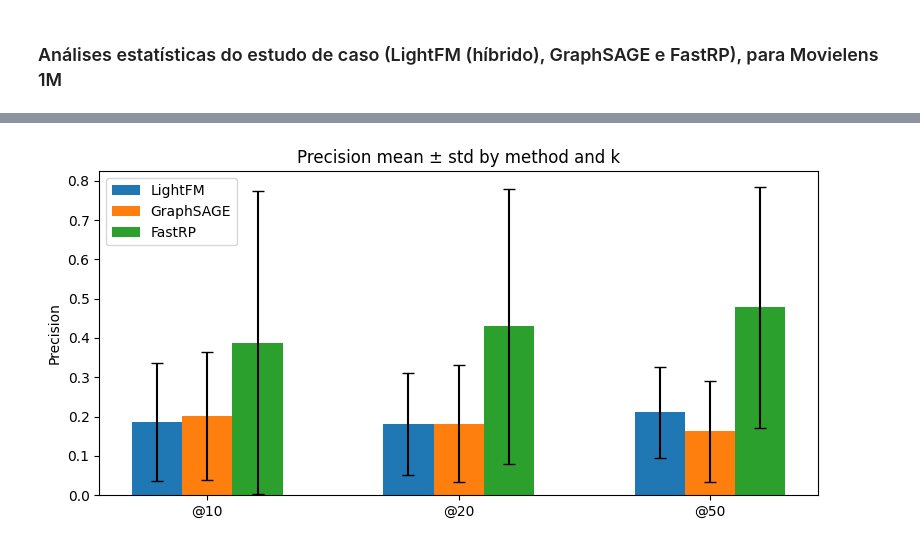
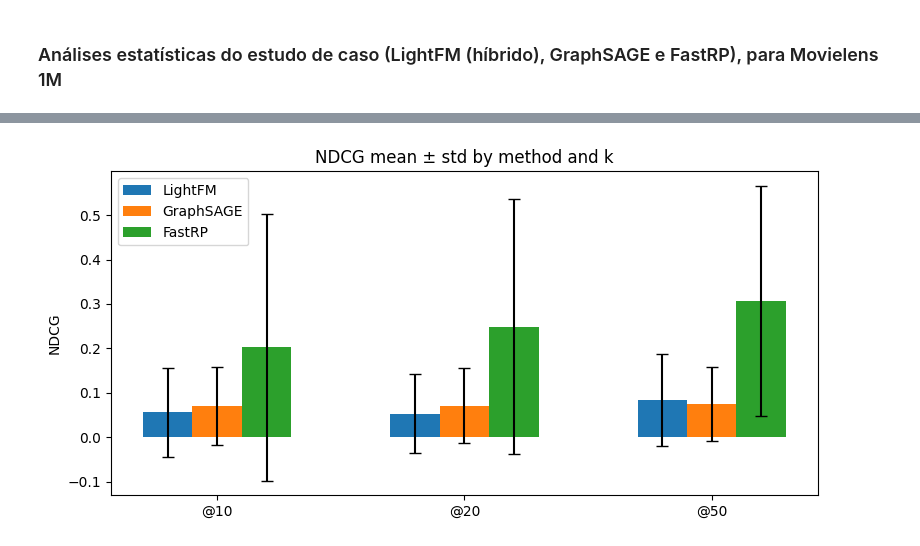
Before and after one commit to JoseWalterLima/kge-cold-start, a Jupyter notebook: experiments/estatisticas_estudo_de_caso.ipynb, the cells around one changed output, grey strips where cells are left out. Saved outputs shown, nothing was run; the diff lists cells and outputs as text; code cells hidden in the pictures.

```diff
--- a/experiments/estatisticas_estudo_de_caso.ipynb
+++ b/experiments/estatisticas_estudo_de_caso.ipynb
@@ -55,42 +74,3 @@ display(sum(1 for x in fastrp_precision_50 if x != 0) / len(fastrp_precision_50)
-# %%
-# Carregar valores de precision e ndcg para o GraphSAGE
-with open('GRAPHSAGE_PATH.json', "r", encoding="utf-8") as f:
-    graphsage_data = json.load(f)
-
-graphsage_precision_10 = graphsage_data["precision_at_10"]
-graphsage_ndcg_10 = graphsage_data["ndcg_at_10"]
-
-graphsage_precision_20 = graphsage_data["precision_at_20"]
-graphsage_ndcg_20 = graphsage_data["ndcg_at_20"]
-
-graphsage_precision_50 = graphsage_data["precision_at_50"]
-graphsage_ndcg_50 = graphsage_data["ndcg_at_50"]
-# %%
-# Valores de Precision para os 3 métodos em diferentes tamanhos de lista
-lightfm_precision_10 = [0.1, 0.0, 0.1, 0.2, 0.3, 0.1, 0.1, 0.1, 0.2, 0.3, 0.3, 0.0, 0.0, 0.2, 0.1, 0.4, 0.3, 0.1, 0.0, 0.4, 0.1, 0.3, 0.1, 0.4, 0.4, 0.0, 0.1, 0.2, 0.1, 0.0]
-graphsage_precision_10 = [0.04, 0.12, 0.06, 0.02, 0.06000000000000001, 0.48, 0.16, 0.0, 0.1, 0.1, 0.18, 0.04, 0.06000000000000001, 0.1, 0.41999999999999993, 0.22000000000000003, 0.41999999999999993, 0.20000000000000004, 0.08, 0.2, 0.38, 0.22000000000000003, 0.0, 0.64, 0.33999999999999997, 0.16, 0.14, 0.13999999999999999, 0.18, 0.06000000000000001]
-fastrp_precision_10 = [0.1, 0.3, 0.0, 0.0, 0.0, 0.1, 0.4, 0.0, 0.2, 0.0, 0.5, 0.0, 0.0, 0.8, 0.2, 0.2, 0.0, 0.1, 0.0, 0.7, 0.4, 0.8, 0.0, 0.7, 0.8, 0.5, 0.0, 0.0, 0.0, 0.1]
-
-lightfm_precision_20 = [0.2, 0.0, 0.15, 0.2, 0.2, 0.1, 0.1, 0.15, 0.25, 0.25, 0.25, 0.05, 0.0, 0.3, 0.15, 0.45, 0.3, 0.05, 0.05, 0.3, 0.05, 0.2, 0.05, 0.4, 0.4, 0.1, 0.15, 0.15, 0.1, 0.1]
-graphsage_precision_20 = [0.05, 0.16999999999999998, 0.06, 0.02, 0.05, 0.39, 0.12, 0.02, 0.06, 0.13000000000000003, 0.14, 0.03, 0.06000000000000001, 0.09, 0.38, 0.18, 0.29000000000000004, 0.13000000000000003, 0.05, 0.18, 0.34, 0.22000000000000003, 0.01, 0.6300000000000001, 0.4, 0.16, 0.14, 0.18000000000000002, 0.13, 0.04]
-fastrp_precision_20 = [0.15, 0.3, 0.0, 0.0, 0.15, 0.1, 0.35, 0.0, 0.2, 0.0, 0.65, 0.0, 0.1, 0.85, 0.2, 0.3, 0.05, 0.05, 0.0, 0.65, 0.2, 0.6, 0.05, 0.6, 0.75, 0.5, 0.0, 0.0, 0.0, 0.25]
-
-lightfm_precision_50 = [0.24, 0.08, 0.24, 0.2, 0.2, 0.18, 0.1, 0.24, 0.36, 0.3, 0.24, 0.12, 0.1, 0.3, 0.12, 0.48, 0.2, 0.12, 0.16, 0.3, 0.12, 0.22, 0.12, 0.5, 0.46, 0.16, 0.26, 0.16, 0.1, 0.14]
-graphsage_precision_50 = [0.07600000000000001, 0.124, 0.07200000000000001, 0.008, 0.028000000000000004, 0.33199999999999996, 0.11600000000000002, 0.032, 0.088, 0.11600000000000002, 0.164, 0.028000000000000004, 0.048, 0.11200000000000002, 0.26799999999999996, 0.172, 0.248, 0.084, 0.04, 0.192, 0.26400000000000007, 0.256, 0.016, 0.5319999999999999, 0.404, 0.20400000000000001, 0.11599999999999999, 0.188, 0.124, 0.02]
-fastrp_precision_50 = [0.26, 0.26, 0.0, 0.0, 0.18, 0.16, 0.26, 0.0, 0.32, 0.08, 0.48, 0.0, 0.04, 0.72, 0.14, 0.28, 0.1, 0.06, 0.04, 0.64, 0.2, 0.64, 0.1, 0.58, 0.86, 0.5, 0.0, 0.04, 0.04, 0.16]
-# %%
-## Valores de NDCG para os 3 métodos em diferentes tamanhos de lista
-lightfm_ndcg_10 = [0.13886244387355454, 0.0, 0.07336392209936005, 0.21222636597291458, 0.2973694836145356, 0.22009176629808017, 0.22009176629808017, 0.07336392209936005, 0.21726071285222986, 0.2685529228900211, 0.2735872697693364, 0.0, 0.0, 0.21222636597291458, 0.11004588314904008, 0.40741536676357565, 0.3340514446642156, 0.07336392209936005, 0.0, 0.3757677525932109, 0.06362078819895171, 0.2758471541718663, 0.07336392209936005, 0.5173633627401372, 0.5231737964779628, 0.0, 0.11004588314904008, 0.2863459897524692, 0.22009176629808017, 0.0]
-graphsage_ndcg_10 = [0.05726919795049383, 0.13535866719058504, 0.08646362645419894, 0.012724157639790342, 0.07450265042333197, 0.5260370377197582, 0.1828398135701326, 0.0, 0.13747867655685814, 0.11344549816073013, 0.14769351789067067, 0.06297602613352618, 0.07450265042333197, 0.13602088547970823, 0.49175705632993, 0.24147039025208694, 0.48792625369966547, 0.2772969183085085, 0.1054212993281091, 0.19640910414757765, 0.39898442954103175, 0.273670279807101, 0.0, 0.6355890633094226, 0.3608392649500985, 0.18602288022757363, 0.17605005461487094, 0.16083063694032457, 0.2126233030191608, 0.08000464966185039]
-fastrp_ndcg_10 = [0.63, 0.61, 0.0, 0.0, 0.0, 0.3, 0.63, 0.0, 0.54, 0.0, 0.92, 0.0, 0.0, 0.99, 0.8, 0.4, 0.0, 0.33, 0.0, 0.77, 0.94, 0.99, 0.0, 0.71, 0.97, 0.83, 0.0, 0.0, 0.0, 0.29]
-
-lightfm_ndcg_20 = [0.1930620390390707, 0.0, 0.11845314056529317, 0.20405243092841763, 0.2266627278520837, 0.17437833078197715, 0.17490501020123428, 0.11443514372507416, 0.24453612504122593, 0.24040375161388872, 0.24365275471062, 0.03233829114831982, 0.0, 0.27447169117293896, 0.13622328153272548, 0.4424588661479067, 0.3155393295069234, 0.04734667987788577, 0.03475017269886857, 0.3136146988152395, 0.04105877938688906, 0.2135327563765326, 0.04734667987788577, 0.4754217619704539, 0.47659404756084595, 0.06708846384718839, 0.14307694288214187, 0.2171366432970087, 0.17437833078197715, 0.0711064606874074]
-graphsage_ndcg_20 = [0.05794404915631581, 0.1674799969906204, 0.07726722923467946, 0.014679414107041776, 0.06321985566330927, 0.44747491009327367, 0.14518408388258658, 0.013637532816716414, 0.09519190718894555, 0.12890295788944853, 0.1307844540077281, 0.04759270554211155, 0.06869808453683934, 0.11560728264264268, 0.435217740059478, 0.20510050655805356, 0.37282174026712844, 0.20096644236494274, 0.07450312264824765, 0.1827487797044156, 0.3659021640077632, 0.2549990167830317, 0.006950034539773714, 0.6307803494544576, 0.3961427837175511, 0.1754279900912224, 0.16373001517279204, 0.18414426236637457, 0.16537012811641008, 0.058444983067931514]
-fastrp_ndcg_20 = [0.52, 0.62, 0.0, 0.0, 0.36, 0.35, 0.65, 0.0, 0.54, 0.0, 0.88, 0.0, 0.3, 0.98, 0.7, 0.49, 0.26, 0.33, 0.0, 0.8, 0.94, 0.96, 0.23, 0.75, 0.96, 0.83, 0.0, 0.0, 0.0, 0.43]
-
-lightfm_ndcg_50 = [0.22380634081601208, 0.06085817747223398, 0.19990748195975938, 0.19978029025934602, 0.2162978797670039, 0.2012681146857373, 0.14061992286578895, 0.19659745620360541, 0.32710057503232853, 0.28476704873434655, 0.2384148119729822, 0.09491255248025589, 0.07458477389836145, 0.28690679513437073, 0.11778552906223853, 0.4675451302888097, 0.23240520231253645, 0.10288385785120392, 0.12712263321526143, 0.30721606757842457, 0.10030526197387649, 0.22298858037462752, 0.10088215951255598, 0.5175125013413779, 0.48392483167413786, 0.12167060672276356, 0.22494154895084142, 0.19425316788974017, 0.139809206155876, 0.11648672797813488]
-graphsage_ndcg_50 = [0.07321314051966588, 0.13404699467619574, 0.07890735879352416, 0.00801280483879191, 0.040871271462407474, 0.37907584650999854, 0.13090665096781548, 0.024787534752052722, 0.09935184502672506, 0.11796209706201652, 0.15304578871128408, 0.03765072953625393, 0.05628792300387834, 0.12101606993985956, 0.32609940572840745, 0.18843089130139093, 0.30393044722992285, 0.13380099297321243, 0.056028010635217174, 0.1897885780213282, 0.2954773803339571, 0.2681933456067874, 0.012587588824295674, 0.5539646140669441, 0.40224624658299063, 0.2024769890468427, 0.13483503099898264, 0.1880114075439026, 0.14543571419569182, 0.034725944227728636]
-fastrp_ndcg_50 = [0.57, 0.64, 0.0, 0.0, 0.45, 0.43, 0.65, 0.0, 0.61, 0.31, 0.87, 0.0, 0.3, 0.96, 0.66, 0.57, 0.35, 0.35, 0.23, 0.84, 0.78, 0.92, 0.35, 0.8, 0.96, 0.82, 0.0, 0.24, 0.23, 0.46]
 # %%
 data = {
     "precision": {
@@ -258,19 +238,19 @@ ax.legend(); plt.tight_layout(); plt.show()
 # %%
 methods = ndcg_means.index.tolist()
 ks = [10,20,50]
 means_arr = ndcg_means[[f"NDCG@{k}" for k in ks]].values
 stds_arr  = ndcg_stds[[f"NDCG@{k}" for k in ks]].values
 
 x = np.arange(len(ks))
 width = 0.2
 fig, ax = plt.subplots(figsize=(8,4))
 for i, m in enumerate(methods):
     ax.bar(x + (i-1)*width, means_arr[i], width, yerr=stds_arr[i], capsize=4, label=m)
 ax.set_xticks(x); ax.set_xticklabels([f"@{k}" for k in ks])
-ax.set_ylabel("Precision"); ax.set_title("Precision mean ± std by method and k")
+ax.set_ylabel("NDCG"); ax.set_title("NDCG mean ± std by method and k")
 ax.legend(); plt.tight_layout(); plt.show()
 # %% [output]
-[figure, old version]
+[figure, new version]
 # %%
 # Combine all precision data into a single DataFrame
 precision_data = {
```
Also changed, not shown: parts of 13 cells of this notebook.
